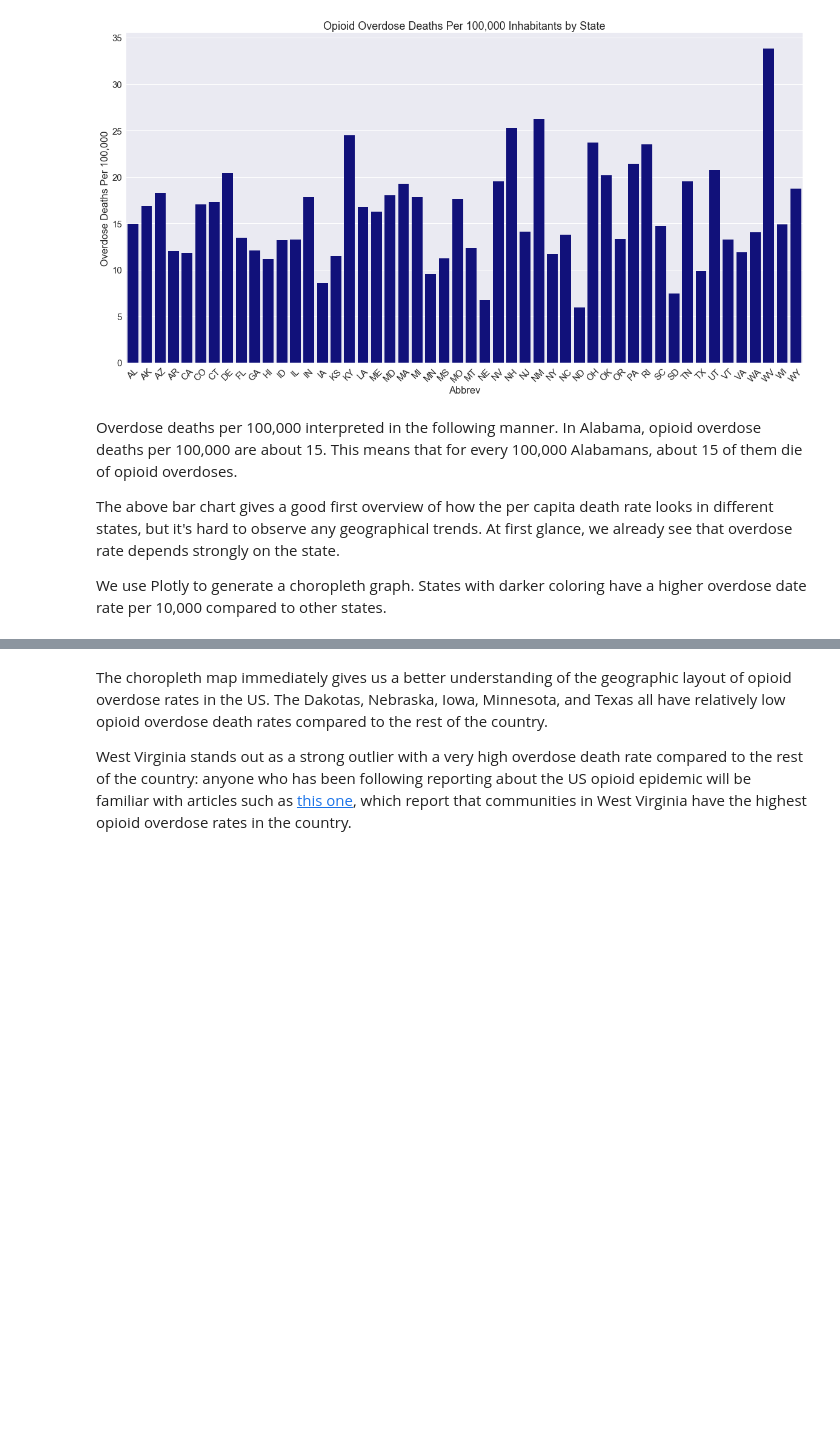
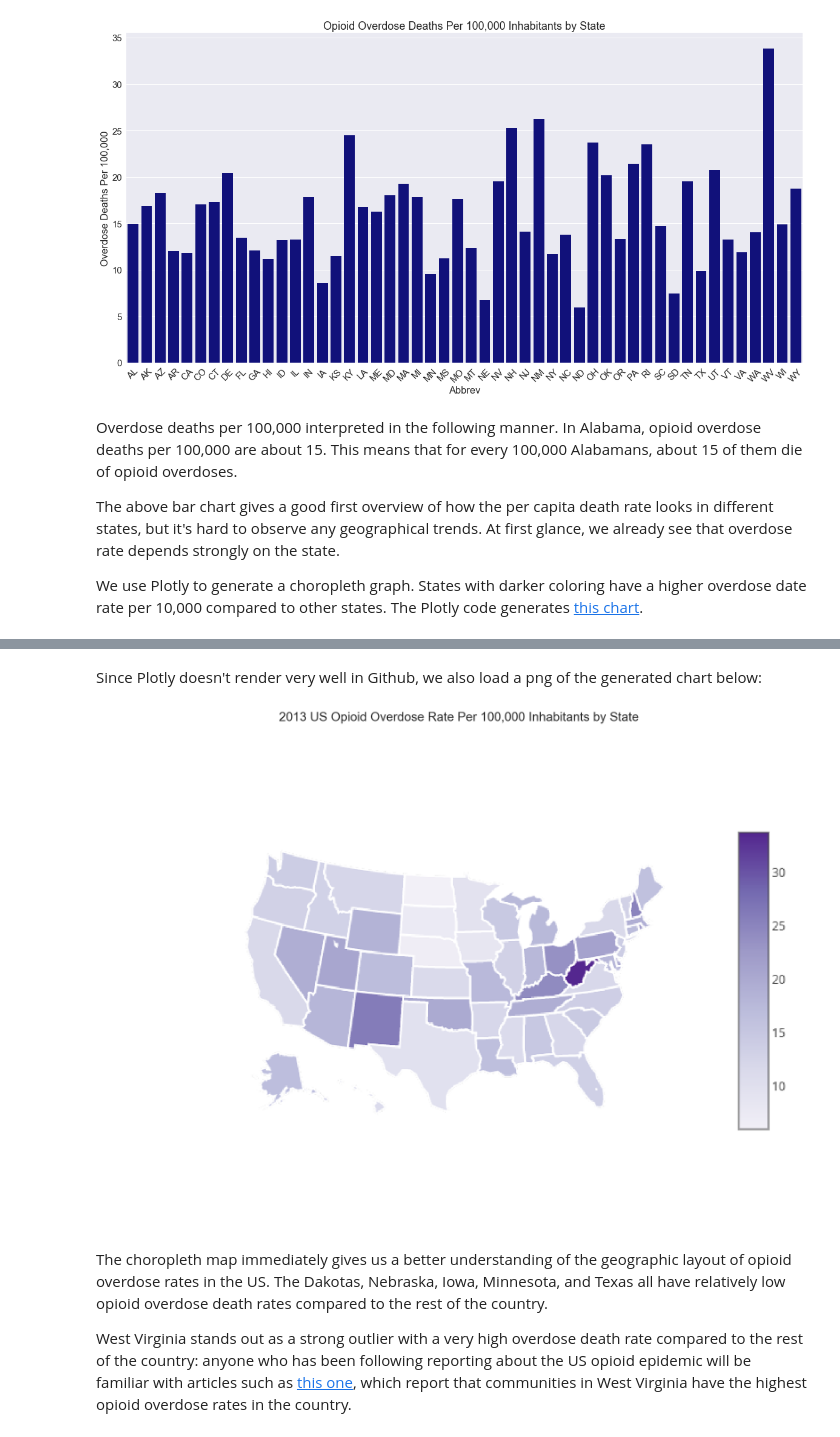
Before and after one commit to ryatchak/springboard, a Jupyter notebook: capstone1_prescriptionprediction/data_story.ipynb, the cells around one changed output, grey strips where cells are left out. Saved outputs shown, nothing was run; the diff lists cells and outputs as text; code cells hidden in the pictures; blank space fills up the shorter version.

Commit message:
Fix choropleth visualization

```diff
--- a/capstone1_prescriptionprediction/data_story.ipynb
+++ b/capstone1_prescriptionprediction/data_story.ipynb
@@ -79,7 +79,7 @@ Overdose deaths per 100,000 interpreted in the following manner. In Alabama, opi
 
 The above bar chart gives a good first overview of how the per capita death rate looks in different states, but it's hard to observe any geographical trends. At first glance, we already see that overdose rate depends strongly on the state.
 
-We use Plotly to generate a choropleth graph. States with darker coloring have a higher overdose date rate per 10,000 compared to other states.
+We use Plotly to generate a choropleth graph. States with darker coloring have a higher overdose date rate per 10,000 compared to other states. The Plotly code generates [this chart](https://plot.ly/~ryatchak/4).
 # %%
 import plotly.plotly as py
 import pandas as pd
@@ -119,6 +119,17 @@ fig = dict( data=data, layout=layout )
 py.iplot( fig, filename='opioid-overdoses-choropleth-map' )
 # %% [output]
 [interactive output not drawn]
+# %% [markdown]
+Since Plotly doesn't render very well in Github, we also load a png of the generated chart below:
+# %%
+import matplotlib.image as mpimg
+img = mpimg.imread('opioid-overdoses-choropleth-map.png')
+_ = plt.subplots(figsize=(30,30))
+_ = plt.imshow(img)
+_ = plt.axis('off')
+_ = plt.title('2013 US Opioid Overdose Rate Per 100,000 Inhabitants by State', size='30')
+# %% [output]
+[figure, added]
 # %% [markdown]
 The choropleth map immediately gives us a better understanding of the geographic layout of opioid overdose rates in the US. The Dakotas, Nebraska, Iowa, Minnesota, and Texas all have relatively low opioid overdose death rates compared to the rest of the country.
 
```
